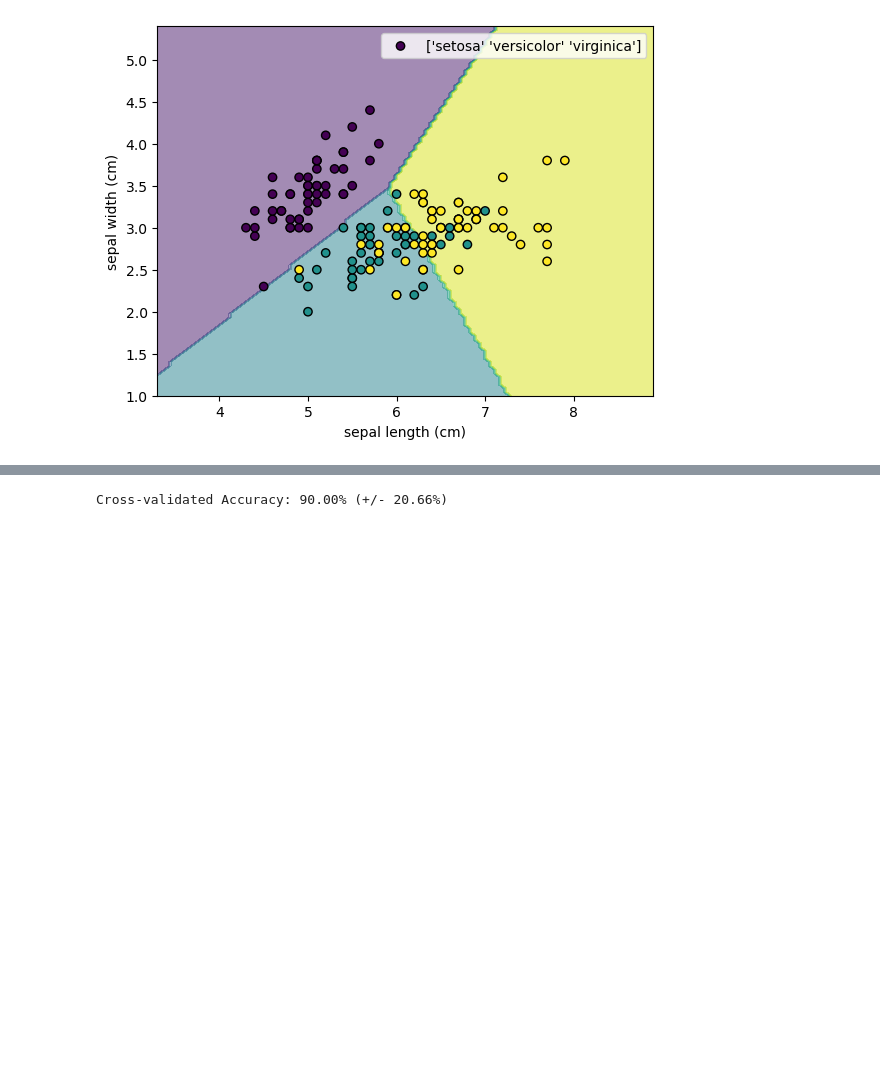
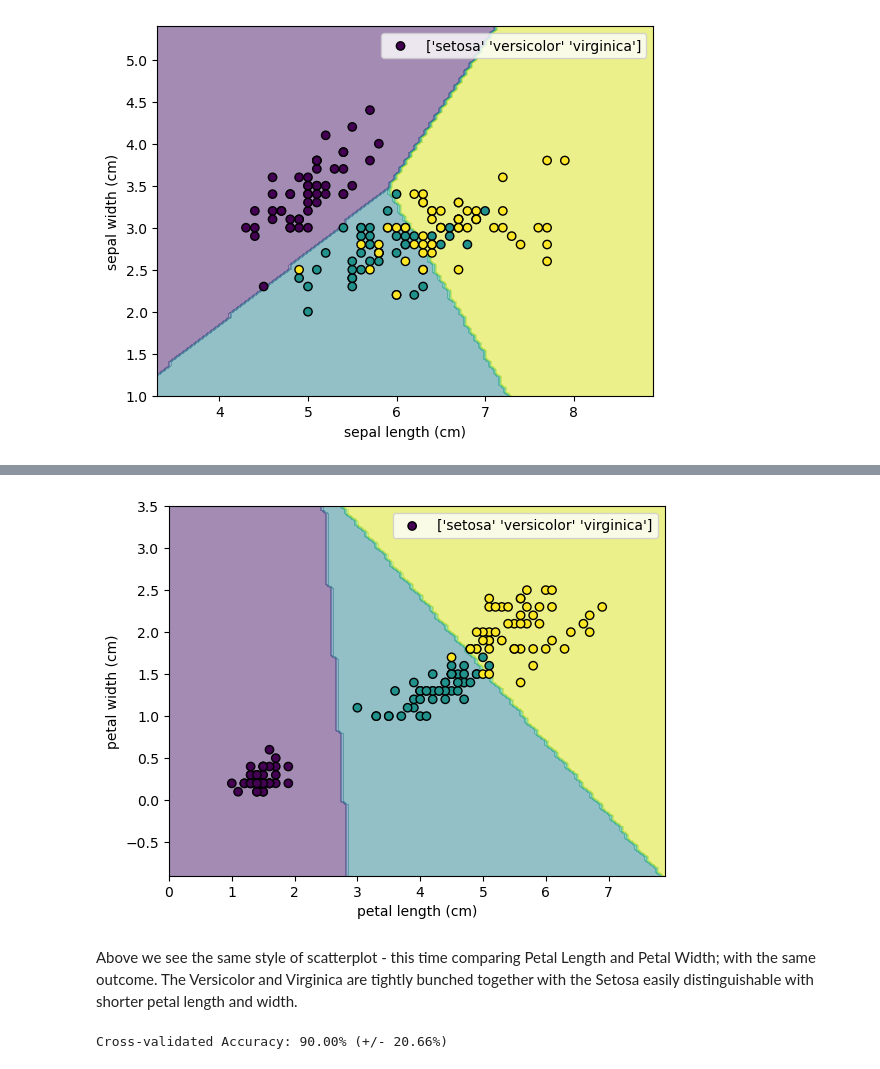
Before and after one commit to SeanE15/MachineLearning-Statistics, a Jupyter notebook: tasks.ipynb, the cells around one changed output, grey strips where cells are left out. Cells and saved outputs as stored; diff of their text form; code cells hidden in the pictures; blank space fills up the shorter version.

```diff
--- a/tasks.ipynb
+++ b/tasks.ipynb
@@ -316 +322,17 @@ plt.show()
+# %%
+X = iris.data[:, [2,3]]
+classifier = LogisticRegression().fit(X, iris.target)
+# use a built in Decision Boundary function to seperate the three flower species.
+disp = DecisionBoundaryDisplay.from_estimator(
+     classifier, X, response_method="predict",
+     xlabel=iris.feature_names[2], ylabel=iris.feature_names[3], alpha=0.5)
+# plot a scatterplot.
+scatter = disp.ax_.scatter(X[:, 0], X[:, 1], c=iris.target, edgecolor="k", label=iris.target_names)
+# Add legend to output scatterplot
+disp.ax_.legend()
+plt.show()
+# %% [output]
+[figure, added]
+# %% [markdown]
+Above we see the same style of scatterplot - this time comparing Petal Length and Petal Width; with the same outcome. The Versicolor and Virginica are tightly bunched together with the Setosa easily distinguishable with shorter petal length and width.
 # %%
```
Also changed, not shown: parts of 10 cells of this notebook, 1 other file.
